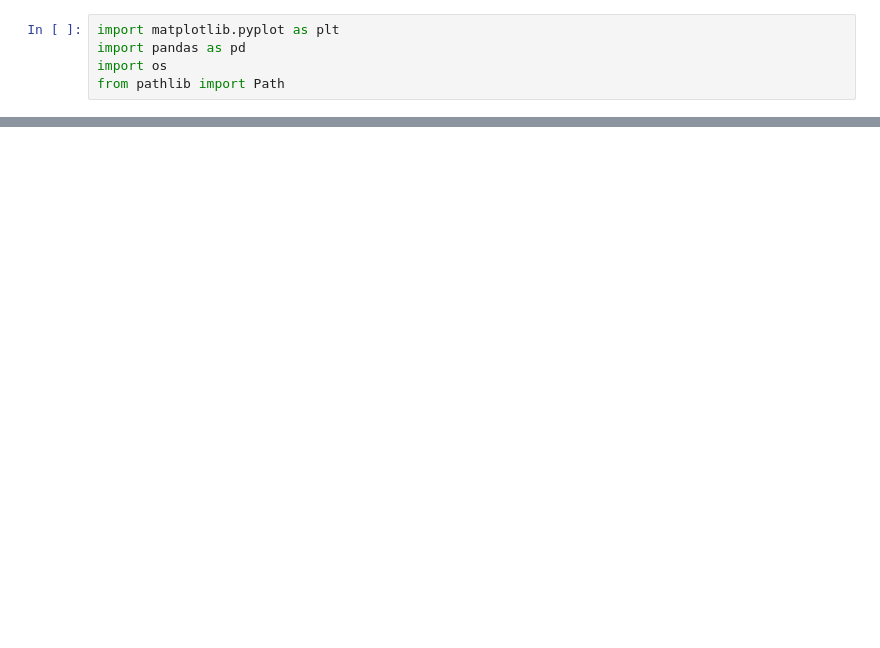
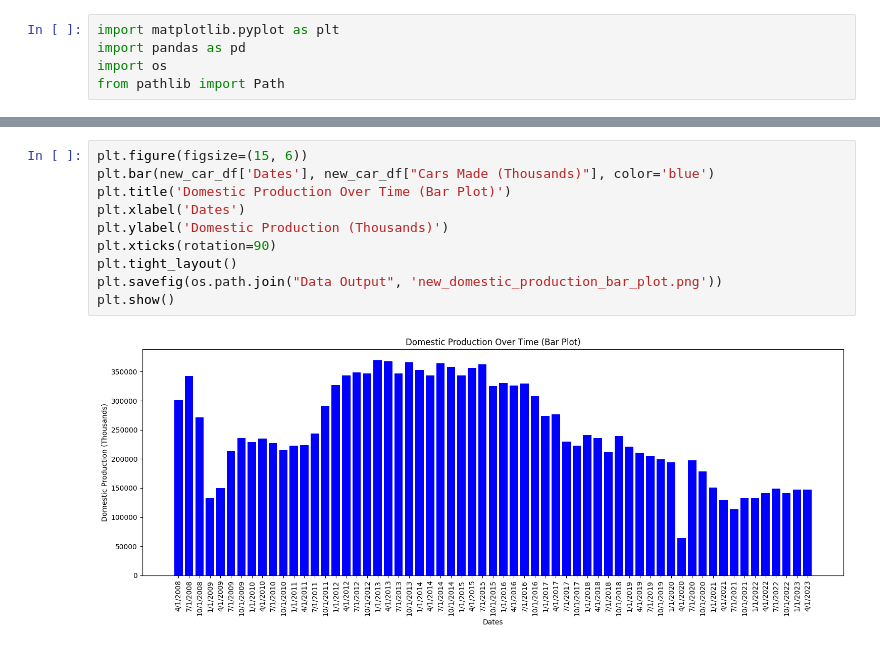
Before and after one commit to NadyaSlb/New_Car_Loan_Analysis, a Jupyter notebook: Car Production (New).ipynb, the cells around one changed output, grey strips where cells are left out. Saved outputs shown, nothing was run; the diff lists cells and outputs as text; blank space fills up the shorter version.

```diff
--- a/Car Production (New).ipynb
+++ b/Car Production (New).ipynb
@@ -13,0 +63,12 @@ FileNotFoundError: [Errno 2] No such file or directory: '..\\Project 1 Resources
+# %%
+plt.figure(figsize=(15, 6))
+plt.bar(new_car_df['Dates'], new_car_df["Cars Made (Thousands)"], color='blue')
+plt.title('Domestic Production Over Time (Bar Plot)')
+plt.xlabel('Dates')
+plt.ylabel('Domestic Production (Thousands)')
+plt.xticks(rotation=90)
+plt.tight_layout()
+plt.savefig(os.path.join("Data Output", 'new_domestic_production_bar_plot.png'))
+plt.show()
+# %% [output]
+[figure, added]
```
Also changed, not shown: parts of 3 cells of this notebook, 1 other file.
